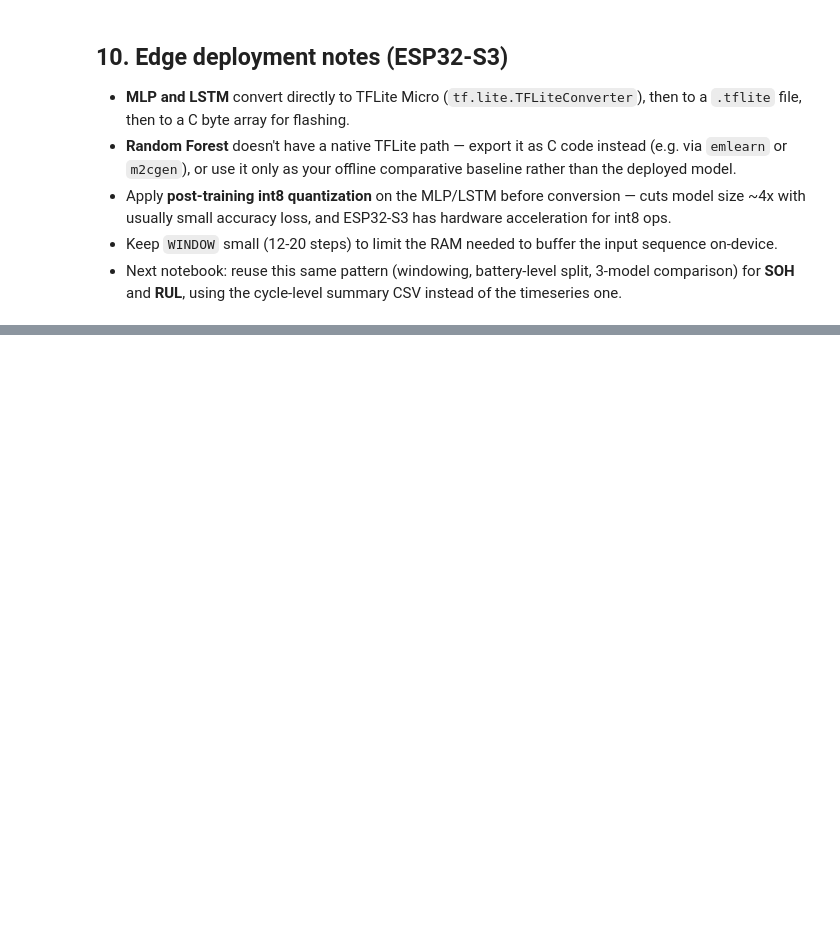
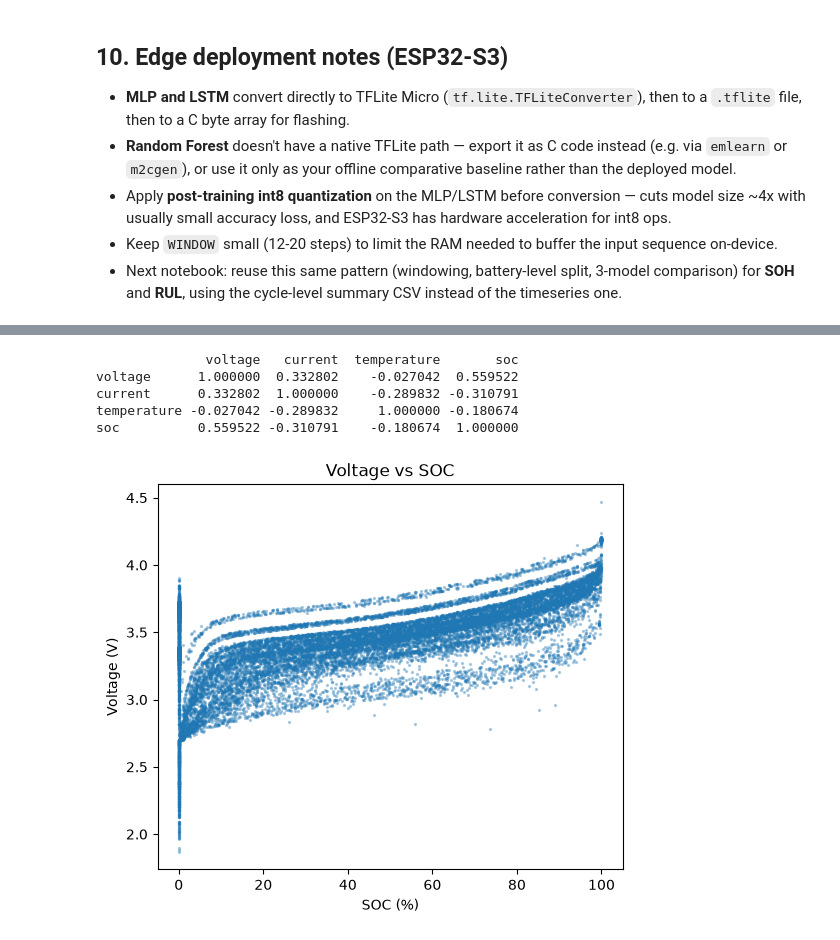
Before and after one commit to HarikeshopGCEK/BTECH_FINAL_YEAR_PROJECT, a Jupyter notebook: NASA Dataset/Model/SoC_study/01_SOC_estimation.ipynb, the cells around one changed output, grey strips where cells are left out. Cells and saved outputs as stored; diff of their text form; code cells hidden in the pictures; blank space fills up the shorter version.

```diff
--- a/NASA Dataset/Model/SoC_study/01_SOC_estimation.ipynb
+++ b/NASA Dataset/Model/SoC_study/01_SOC_estimation.ipynb
@@ -221,0 +338,19 @@ plt.show()
+# %%
+corr = df[['voltage', 'current', 'temperature', 'soc']].corr()
+print(corr)
+# %% [output]
+              voltage   current  temperature       soc
+voltage      1.000000  0.332802    -0.027042  0.559522
+current      0.332802  1.000000    -0.289832 -0.310791
+temperature -0.027042 -0.289832     1.000000 -0.180674
+soc          0.559522 -0.310791    -0.180674  1.000000
+# %%
+sample = df.sample(20000, random_state=0)  # subsample for a readable scatter
+plt.figure(figsize=(6,5))
+plt.scatter(sample['soc'], sample['voltage'], s=2, alpha=0.3)
+plt.xlabel('SOC (%)')
+plt.ylabel('Voltage (V)')
+plt.title('Voltage vs SOC')
+plt.show()
+# %% [output]
+[figure, added]
```
Also changed, not shown: parts of 32 cells of this notebook, 3 other files.
